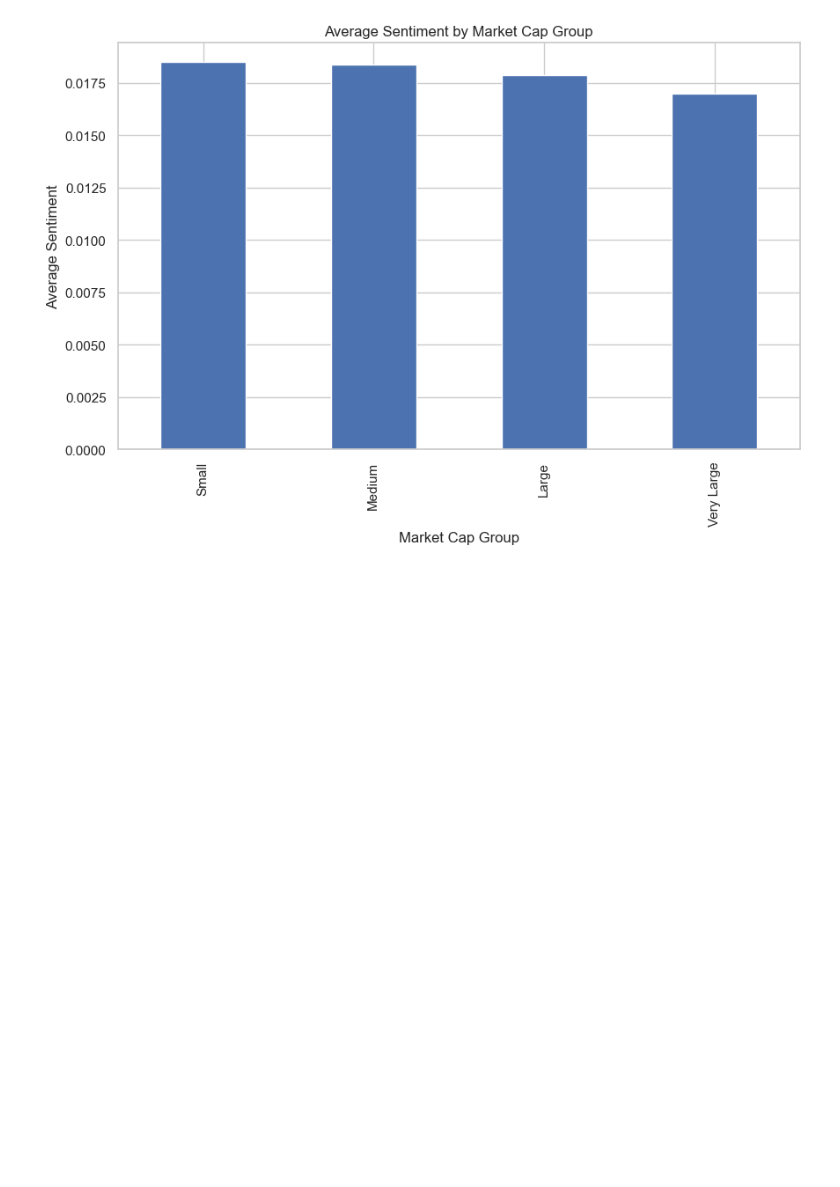
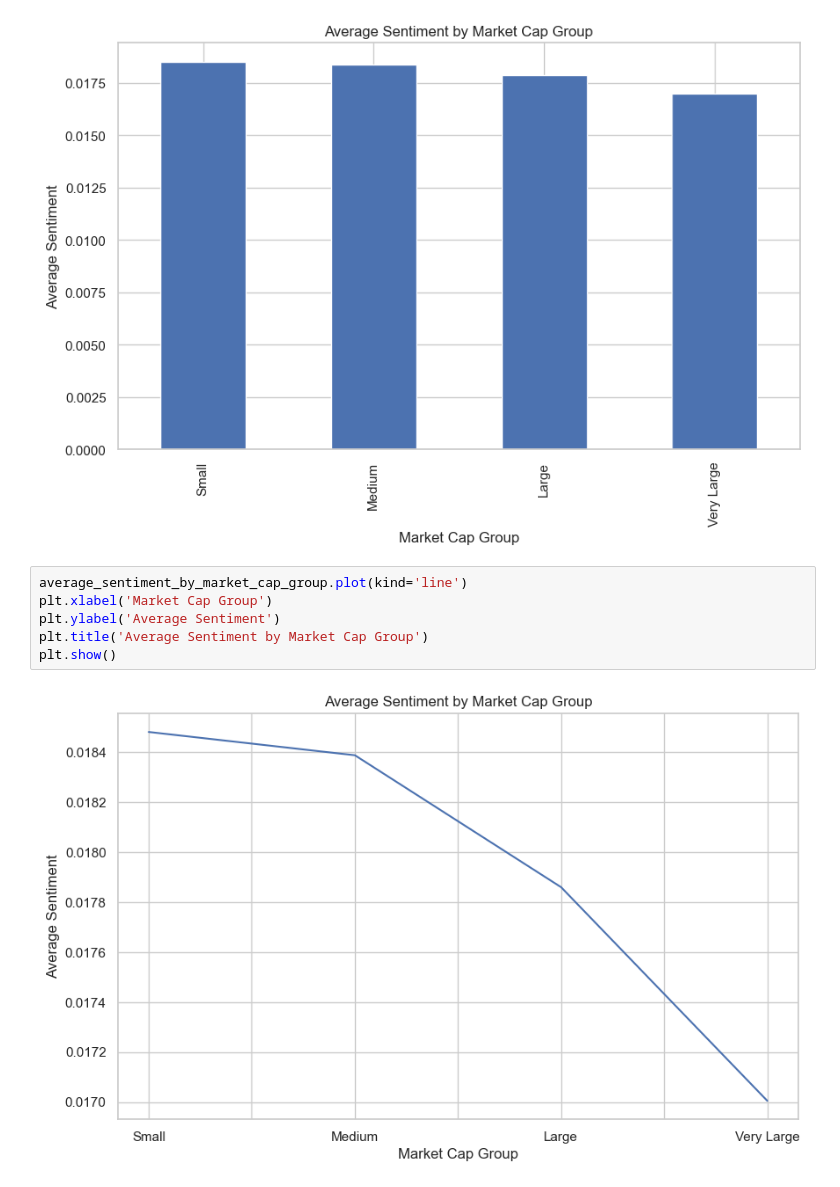
Before and after one commit to SeyyidUz/BachelorThesis, a Jupyter notebook: SustainabilityReport.ipynb, the cells around one changed output. Drawn from its saved outputs; the diff is of its cells as text; blank space fills up the shorter version.

```diff
--- a/SustainabilityReport.ipynb
+++ b/SustainabilityReport.ipynb
@@ -1602,3 +1610,11 @@ plt.title('Average Sentiment by Market Cap Group')
 plt.show()
 # %% [output]
 [figure]
+# %%
+average_sentiment_by_market_cap_group.plot(kind='line')
+plt.xlabel('Market Cap Group')
+plt.ylabel('Average Sentiment')
+plt.title('Average Sentiment by Market Cap Group')
+plt.show()
+# %% [output]
+[figure, added]
```
Also changed, not shown: parts of 20 cells of this notebook.
